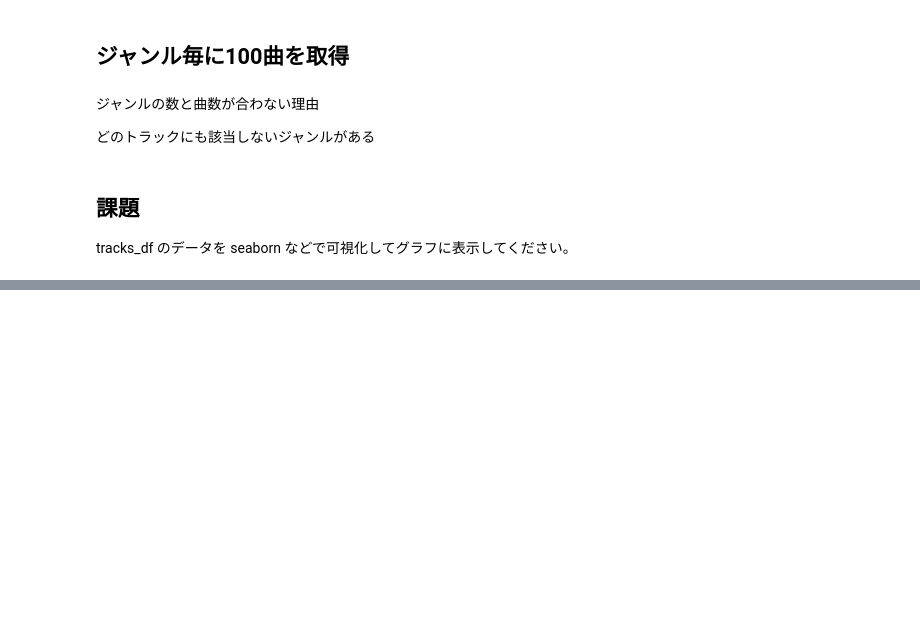
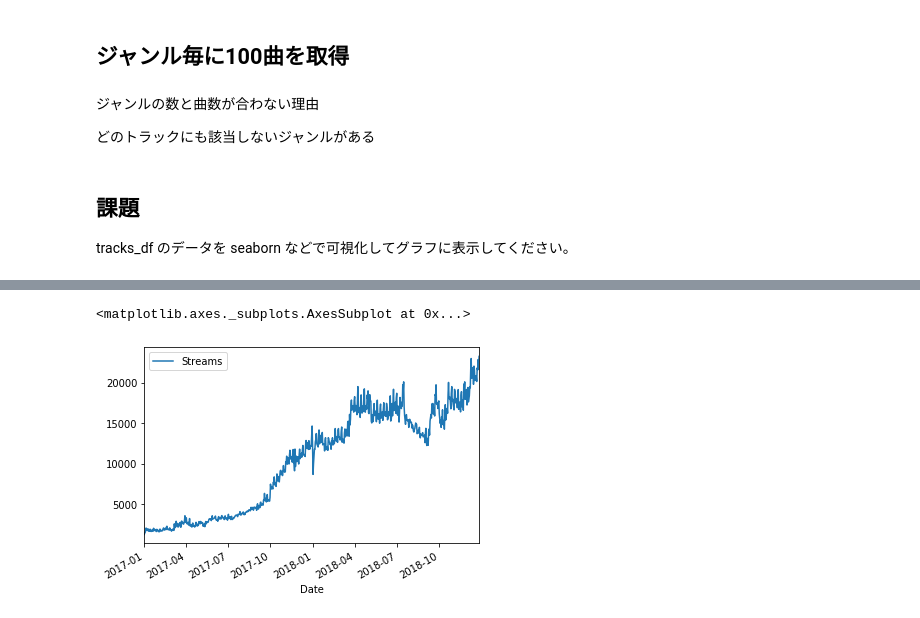
Before and after one commit to loverico/python_lecture, a Jupyter notebook: [Python講座]第4回Spotify_APIを用いたデータ分析.ipynb, the cells around one changed output, grey strips where cells are left out. Drawn from its saved outputs; the diff is of its cells as text; code cells hidden in the pictures; blank space fills up the shorter version.

```diff
--- a/[Python講座]第4回Spotify_APIを用いたデータ分析.ipynb
+++ b/[Python講座]第4回Spotify_APIを用いたデータ分析.ipynb
@@ -542,0 +860,13 @@ tracks_df のデータを seaborn などで可視化してグラフに表示し
+# %%
+#2019年を予測検証データに用いるため分ける
+train= wataridori_trend[
+    #(wataridori_trend.Date >= "2018-01-01")&
+
+    (wataridori_trend.Date < "2018-12-27")].set_index("Date")[["Streams"]]
+
+test = wataridori_trend[wataridori_trend.Date >= "2018-12-27"].set_index("Date")[["Streams"]]
+# %%
+train.plot()
+# %% [output]
+<matplotlib.axes._subplots.AxesSubplot at 0x...>
+[figure, added]
```
Also changed, not shown: parts of 75 cells of this notebook, 5 other files.
